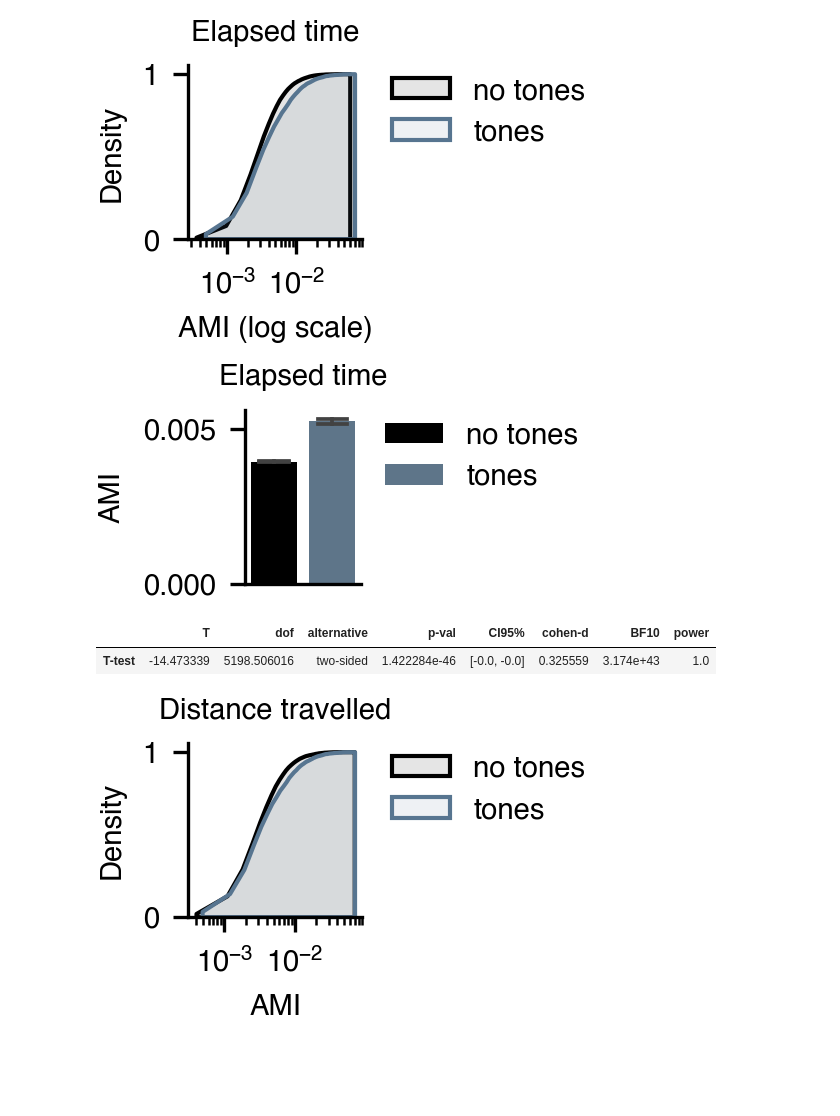
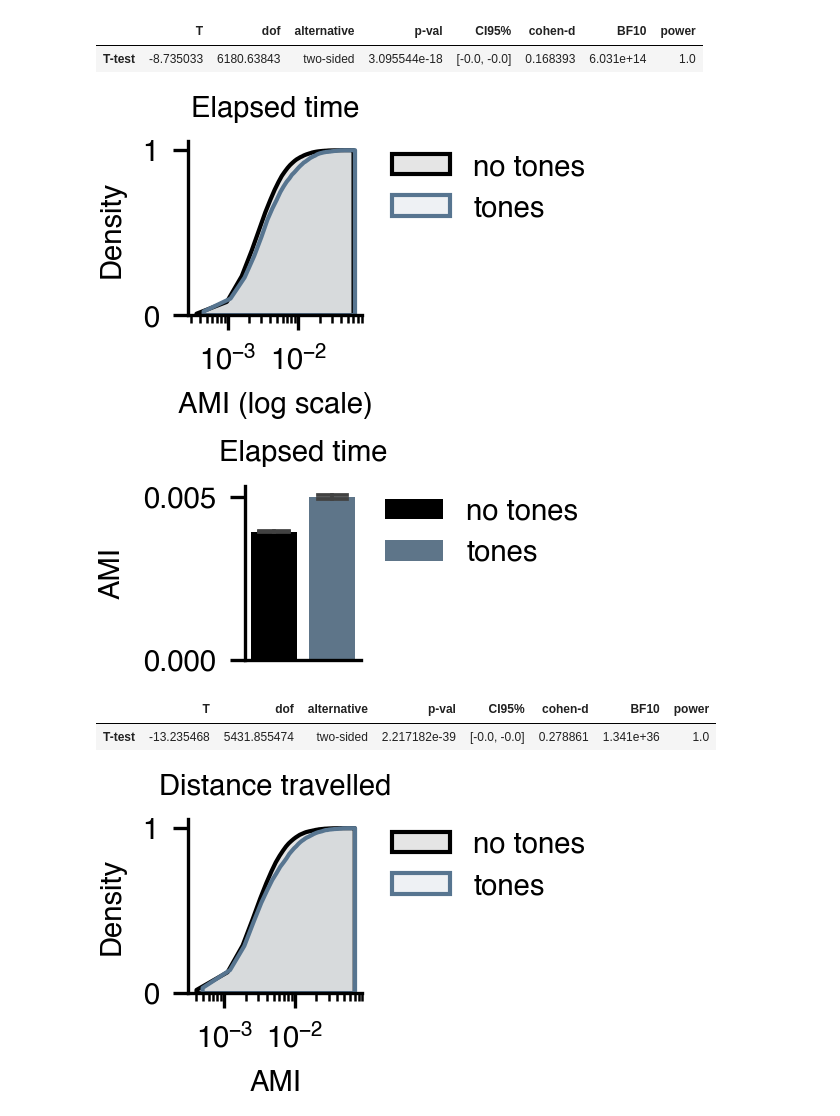
Before and after one commit to etterguillaume/PyCaAn, a Jupyter notebook: plot_LTvsSeqLT.ipynb, the cells around one changed output. Drawn from its saved outputs; the diff is of its cells as text; code cells hidden in the pictures; blank space fills up the shorter version.

```diff
--- a/LTvsSeqLT.ipynb
+++ b/plot_LTvsSeqLT.ipynb
@@ -26,12 +31,18 @@ LT_time_pvalue = np.zeros(0)
 LT_distance_tuning_curves = []
 LT_distance_AMI = np.zeros(0)
 LT_distance_pvalue = np.zeros(0)
+LT_spatial_tuning_curves = []
+LT_spatial_AMI = np.zeros(0)
+LT_spatial_pvalue = np.zeros(0)
 seqLT_time_tuning_curves = []
 seqLT_time_AMI = np.zeros(0)
 seqLT_time_pvalue = np.zeros(0)
 seqLT_distance_tuning_curves = []
 seqLT_distance_AMI = np.zeros(0)
 seqLT_distance_pvalue = np.zeros(0)
+seqLT_spatial_tuning_curves = []
+seqLT_spatial_AMI = np.zeros(0)
+seqLT_spatial_pvalue = np.zeros(0)
 seqLT_tone_tuning_curves = []
 seqLT_tone_AMI = np.zeros(0)
 seqLT_tone_pvalue = np.zeros(0)
@@ -53,6 +64,10 @@ for session in sessionList:
                 LT_distance_tuning_curves.append(f['tuning_curves'][:])
                 LT_distance_AMI = np.append(LT_distance_AMI,f['AMI'][:])
                 LT_distance_pvalue = np.append(LT_distance_pvalue,f['p_value'][:])
+            with h5py.File(os.path.join(params['path_to_results'],'tuning_data',session,'spatial_tuning.h5'), 'r') as f:
+                LT_spatial_tuning_curves.append(f['tuning_curves'][:])
+                LT_spatial_AMI = np.append(LT_spatial_AMI,f['AMI'][:])
+                LT_spatial_pvalue = np.append(LT_spatial_pvalue,f['p_value'][:])
         elif session_info['task']=='legoSeqLT':
             with h5py.File(os.path.join(params['path_to_results'],'tuning_data',session,'temporal_tuning.h5'), 'r') as f:
                 seqLT_time_tuning_curves.append(f['tuning_curves'][:])
@@ -62,6 +77,10 @@ for session in sessionList:
                 seqLT_distance_tuning_curves.append(f['tuning_curves'][:])
                 seqLT_distance_AMI = np.append(seqLT_distance_AMI,f['AMI'][:])
                 seqLT_distance_pvalue = np.append(seqLT_distance_pvalue,f['p_value'][:])
+            with h5py.File(os.path.join(params['path_to_results'],'tuning_data',session,'spatial_tuning.h5'), 'r') as f:
+                seqLT_spatial_tuning_curves.append(f['tuning_curves'][:])
+                seqLT_spatial_AMI = np.append(seqLT_spatial_AMI,f['AMI'][:])
+                seqLT_spatial_pvalue = np.append(seqLT_spatial_pvalue,f['p_value'][:])
             try: #TODO simplify, optimize
                 with h5py.File(os.path.join(params['path_to_results'],'tuning_data',session,'seqTone_tuning.h5'), 'r') as f:
                     seqLT_tone_tuning_curves.append(f['tuning_curves'][:])
@@ -74,3 +138,9 @@ p_val_threshold=.05
+# %%
+pg.ttest(x=LT_spatial_AMI[LT_spatial_pvalue<p_val_threshold],
+         y=seqLT_spatial_AMI[seqLT_spatial_pvalue<p_val_threshold])
+# %% [output]
+|  | T | dof | alternative | p-val | CI95% | cohen-d | BF10 | power |
+| T-test | -8.735033 | 6180.63843 | two-sided | 3.095544e-18 | [-0.0, -0.0] | 0.168393 | 6.031e+14 | 1.0 |
 # %%
 # Temporal coding with or without tones
 plt.figure(figsize=(.75,.75))
@@ -82,7 +152,7 @@ sns.histplot(LT_time_AMI[LT_time_pvalue<p_val_threshold],
              alpha=.1,
              color='k',
              label='no tones')
-sns.histplot(seqLT_tone_AMI[seqLT_tone_pvalue<p_val_threshold],
+sns.histplot(seqLT_time_AMI[seqLT_time_pvalue<p_val_threshold],
              bins=100,
              stat='density',
              cumulative=True,
@@ -96,29 +166,29 @@ plt.xlabel('AMI (log scale)')
 plt.legend(bbox_to_anchor=(1.1, 1), loc='upper left', borderaxespad=0)
 plt.savefig(os.path.join(params['path_to_results'],'figures', 'cum_dens_elapsed_time_noTone_vs_tone.pdf'))
 # %% [output]
-[figure, old version]
+[figure, new version]
 # %%
 # Temporal coding with or without tones
 plt.figure(figsize=(.5,.75))
-sns.barplot([LT_time_AMI[LT_time_pvalue<p_val_threshold],seqLT_tone_AMI[seqLT_tone_pvalue<p_val_threshold]],
+sns.barplot([LT_time_AMI[LT_time_pvalue<p_val_threshold],seqLT_time_AMI[seqLT_time_pvalue<p_val_threshold]],
              label=['no tones','tones'],
              errorbar='se',
              capsize=.5,
              palette=['k', 'C0']
              )
 plt.title('Elapsed time')
 plt.ylabel('AMI')
 plt.xticks([])
 plt.legend(bbox_to_anchor=(1.1, 1), loc='upper left', borderaxespad=0)
 plt.savefig(os.path.join(params['path_to_results'],'figures', 'bar_elapsed_time_noTone_vs_tone.pdf'))
 # %% [output]
-[figure, old version]
+[figure, new version]
 # %%
 pg.ttest(x=LT_time_AMI[LT_time_pvalue<p_val_threshold],
-         y=seqLT_tone_AMI[seqLT_tone_pvalue<p_val_threshold])
+         y=seqLT_time_AMI[seqLT_time_pvalue<p_val_threshold])
 # %% [output]
 |  | T | dof | alternative | p-val | CI95% | cohen-d | BF10 | power |
-| T-test | -14.473339 | 5198.506016 | two-sided | 1.422284e-46 | [-0.0, -0.0] | 0.325559 | 3.174e+43 | 1.0 |
+| T-test | -13.235468 | 5431.855474 | two-sided | 2.217182e-39 | [-0.0, -0.0] | 0.278861 | 1.341e+36 | 1.0 |
 # %%
 print(f'n = {len(LT_time_AMI[LT_time_pvalue<p_val_threshold])} neurons')
 # %%
```
Also changed, not shown: parts of 4 cells of this notebook, 6 other files.
